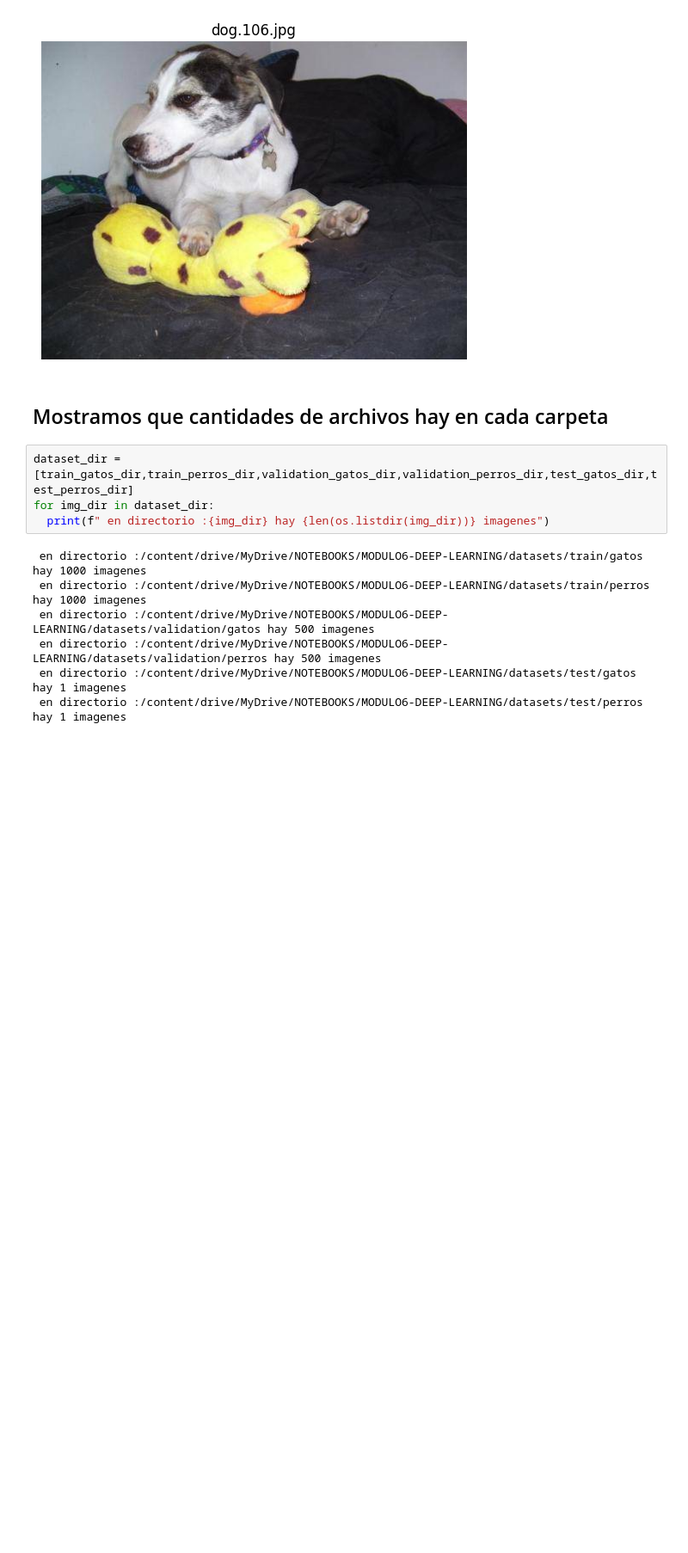
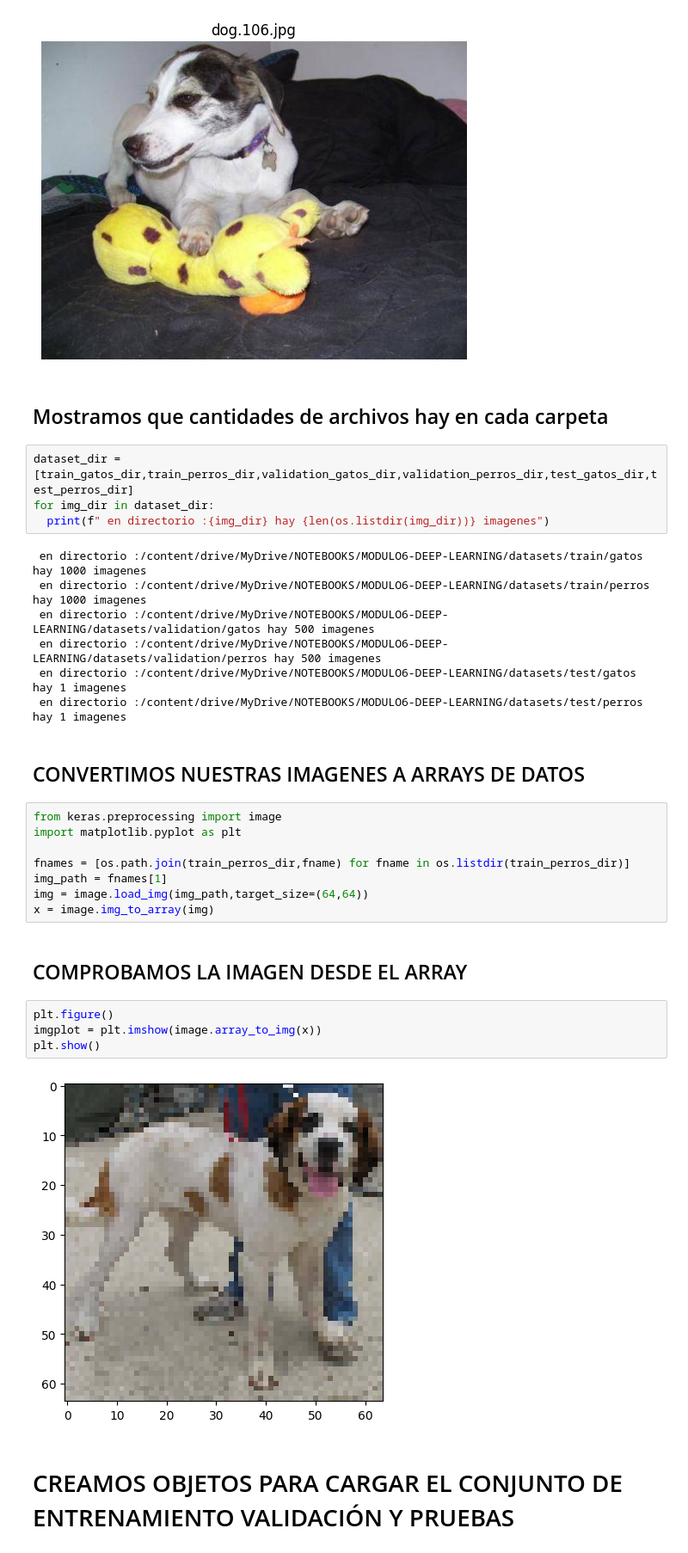
Before and after one commit to 12aptor/data-science-g4, a Jupyter notebook: dia3/3_cnn_clasificacion_perro_gatos.ipynb, the cells around one changed output. Shown at 86% size. Cells and saved outputs as stored; diff of their text form; blank space fills up the shorter version.

Commit message:
entrenamiento modelo

```diff
--- a/dia3/3_cnn_clasificacion_perro_gatos.ipynb
+++ b/dia3/3_cnn_clasificacion_perro_gatos.ipynb
@@ -97,3 +97,23 @@ for img_dir in dataset_dir:
  en directorio :/content/drive/MyDrive/NOTEBOOKS/MODULO6-DEEP-LEARNING/datasets/validation/perros hay 500 imagenes
  en directorio :/content/drive/MyDrive/NOTEBOOKS/MODULO6-DEEP-LEARNING/datasets/test/gatos hay 1 imagenes
  en directorio :/content/drive/MyDrive/NOTEBOOKS/MODULO6-DEEP-LEARNING/datasets/test/perros hay 1 imagenes
+# %% [markdown]
+## CONVERTIMOS NUESTRAS IMAGENES A ARRAYS DE DATOS
+# %%
+from keras.preprocessing import image
+import matplotlib.pyplot as plt
+
+fnames = [os.path.join(train_perros_dir,fname) for fname in os.listdir(train_perros_dir)]
+img_path = fnames[1]
+img = image.load_img(img_path,target_size=(64,64))
+x = image.img_to_array(img)
+# %% [markdown]
+## COMPROBAMOS LA IMAGEN DESDE EL ARRAY
+# %%
+plt.figure()
+imgplot = plt.imshow(image.array_to_img(x))
+plt.show()
+# %% [output]
+[figure, added]
+# %% [markdown]
+# CREAMOS OBJETOS PARA CARGAR EL CONJUNTO DE ENTRENAMIENTO VALIDACIÓN Y PRUEBAS
```
Also changed, not shown: parts of 11 cells of this notebook.
